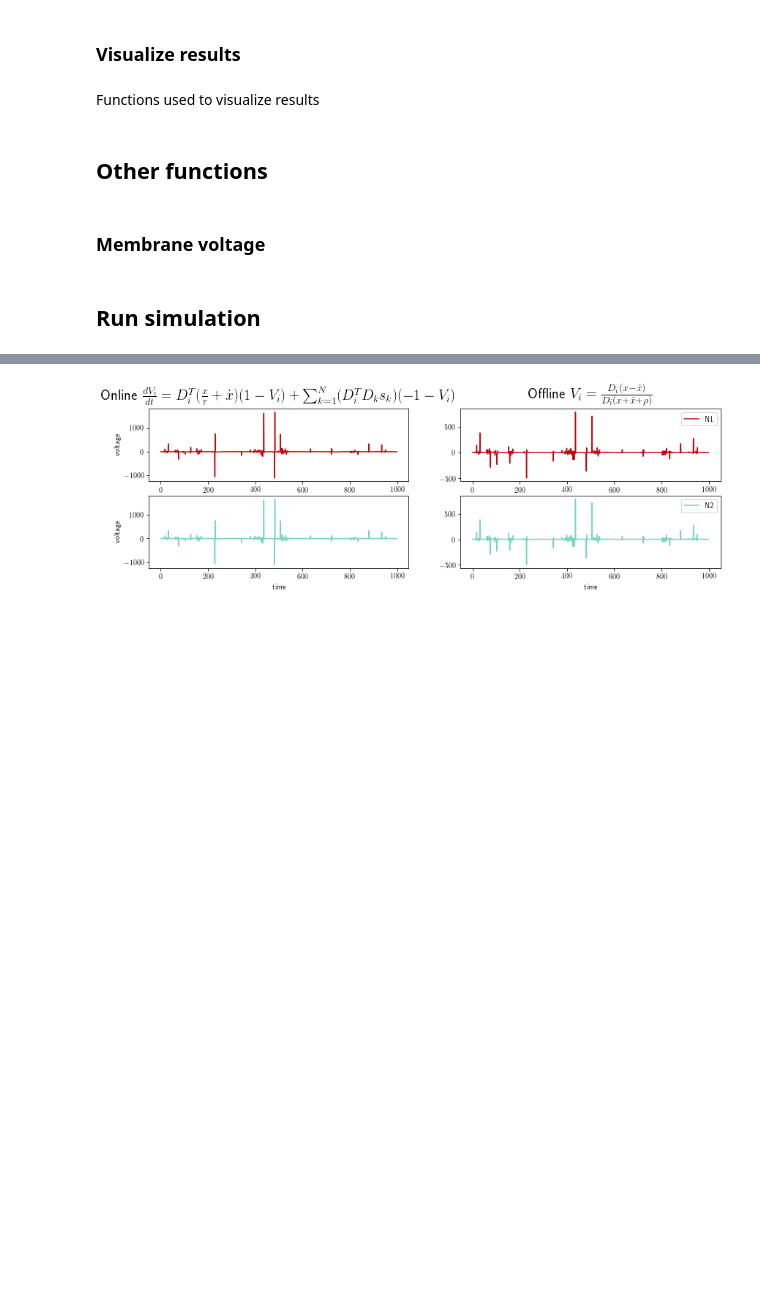
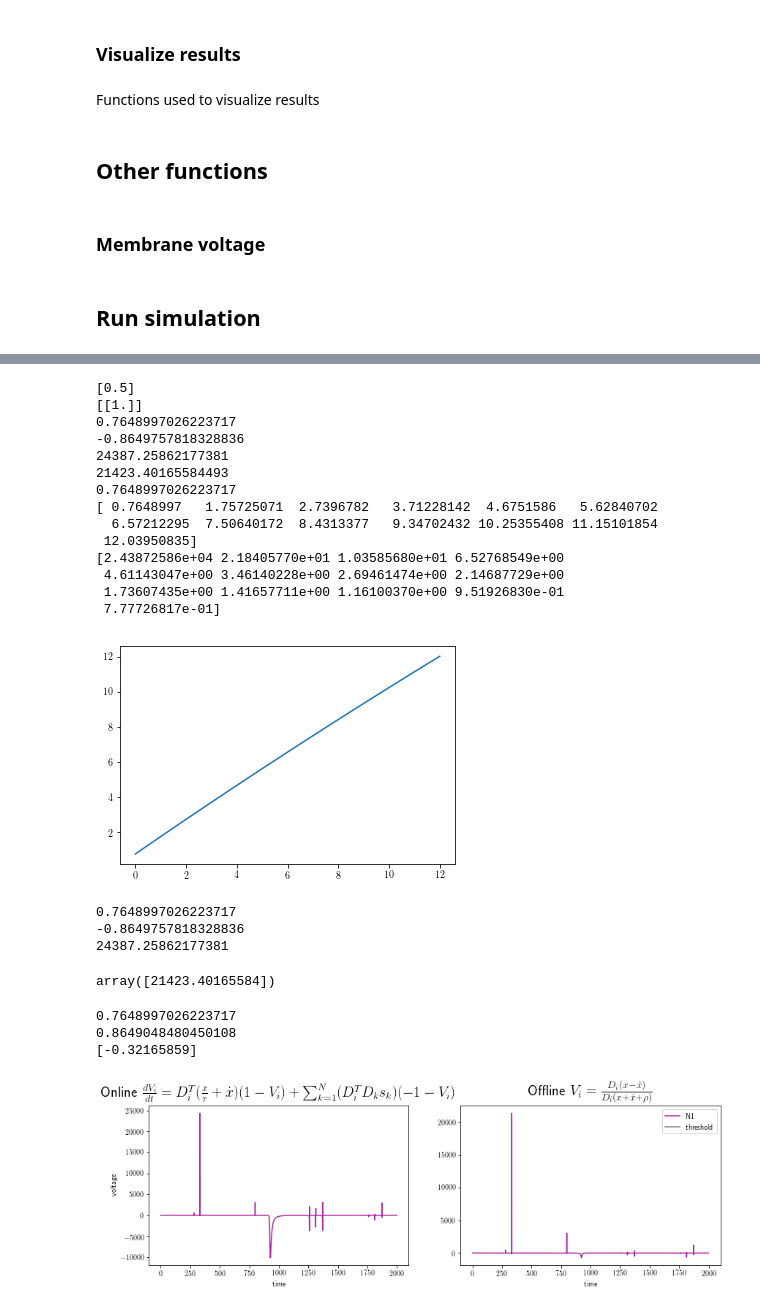
Before and after one commit to ABra1993/LisbonLab, a Jupyter notebook: Conductance/SNN_conductance_multidim.ipynb, the cells around one changed output, grey strips where cells are left out. Cells and saved outputs as stored; diff of their text form; code cells hidden in the pictures; blank space fills up the shorter version.

```diff
--- a/Conductance/SNN_conductance_multidim.ipynb
+++ b/Conductance/SNN_conductance_multidim.ipynb
@@ -281,4 +318,73 @@ plot_N(color, plot_voltage=1)                                               # pl
+# %%
+start = 333
+end = 346
+
+x_est[0,348:360]
+print(T)
+print(D)
+print(x_est[0, 333])
+print(x[0, 333])
+print(voltage[0, 333])
+print(voltage_offline[0, 333])
+
+print(min(x_est[0, start:end]))
+pl.plot(x_est[0, start:end])
+
+print(x_est[0, start:end])
+print(voltage[0, start:end])
+# %% [output]
+[0.5]
+[[1.]]
+0.7648997026223717
+-0.8649757818328836
+24387.25862177381
+21423.40165584493
+0.7648997026223717
+[ 0.7648997   1.75725071  2.7396782   3.71228142  4.6751586   5.62840702
+  6.57212295  7.50640172  8.4313377   9.34702432 10.25355408 11.15101854
+ 12.03950835]
+[2.43872586e+04 2.18405770e+01 1.03585680e+01 6.52768549e+00
+ 4.61143047e+00 3.46140228e+00 2.69461474e+00 2.14687729e+00
+ 1.73607435e+00 1.41657711e+00 1.16100370e+00 9.51926830e-01
+ 7.77726817e-01]
+[figure, added]
+# %%
+print(x_est[0, 333])
+print(x[0, 333])
+print(voltage[0, 333])
+
+X = x[0, 333]
+X_EST = x_est[0, 333]
+
+V = (D[0] * ((X) - X_EST)) / (D[0] * (X + X_EST + rho))
+V
+# (D[0] * ((X) - X_EST))
+# (D[0] * (X + X_EST))
+# %% [output]
+0.7648997026223717
+-0.8649757818328836
+24387.25862177381
+array([21423.40165584])
+# %%
+start = 333
+X = x[0, start]
+
+
+X_EST = x_est[0, start]
+print(X_EST)
+
+X_HAT2 = (X - X * voltage[0, start]) / (voltage[0, start] + 1)
+print(X_HAT2)
+
+X_HAT = (D[0] * X - T[0] * D[0] * X - T[0] * D[0] * rho)/ (T[0] + 1)
+print(X_HAT)
+# D[0] * X - T[0] * D[0] * X - T[0] * D[0] * rho
+# T[0] + 1
+# %% [output]
+0.7648997026223717
+0.8649048480450108
+[-0.32165859]
 # %%
-diff = visualize_voltage(rho)
+voltage_offline = visualize_voltage(rho)
 # %% [output]
-[figure, old version]
+[figure, new version]
```
Also changed, not shown: parts of 10 cells of this notebook, 1 other file.
